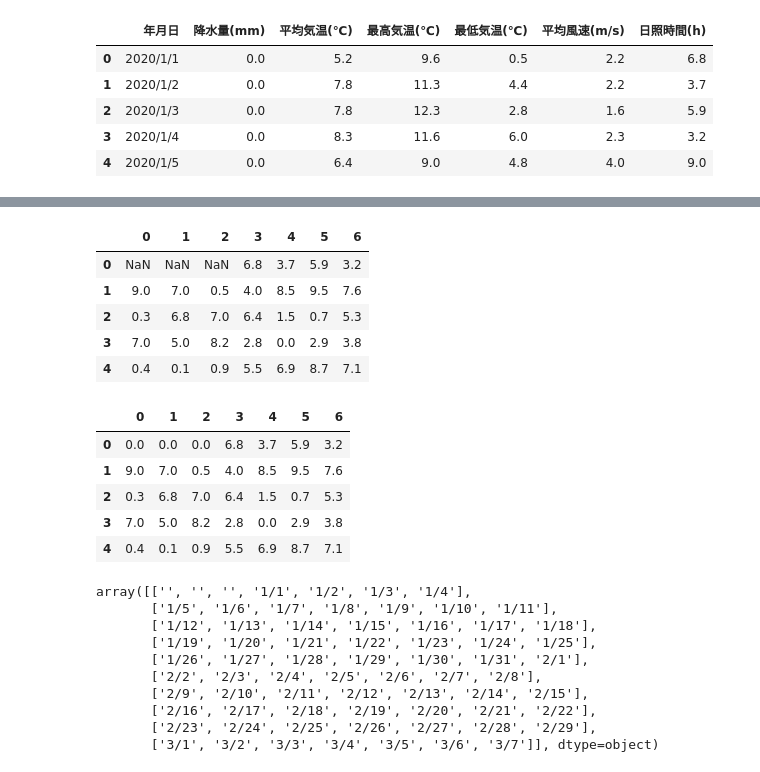
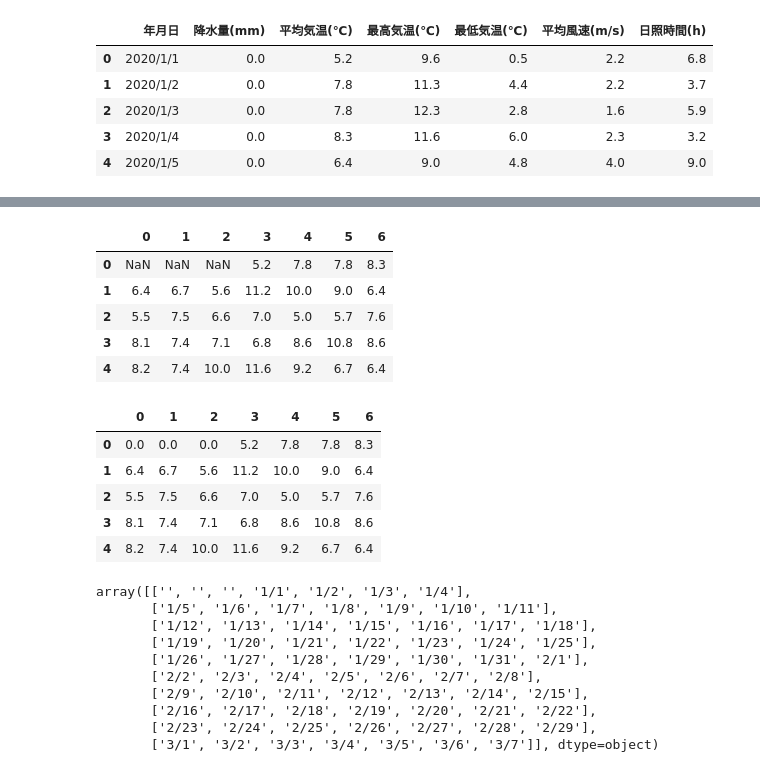
Before and after one commit to mnltake/amedas_calender, a Jupyter notebook: amedas_calender.ipynb, the cells around one changed output, grey strips where cells are left out. Drawn from its saved outputs; the diff is of its cells as text; code cells hidden in the pictures.

```diff
--- a/amedas_calender.ipynb
+++ b/amedas_calender.ipynb
@@ -162,22 +162,22 @@ df.head()
 # %%
 idx_name = 'week'
 col_name = 'dayofweek'
-element =6 #平均気温
+element =2 #平均気温
 #element =1 #降水量
 element_colormap="coolwarm"#　色見本　https://matplotlib.org/3.3.3/tutorials/colors/colormaps.html
 #element_colormap="Blues"
 
 tmp_df = df[df["year"]==year]
 pv = tmp_df.pivot_table(index=idx_name, columns=col_name, values=Header[element])
 pv = pd.DataFrame(pv.values, columns=pv.columns.values ,index=pv.index.values)
 pv.head()
 # %% [output]
 |  | 0 | 1 | 2 | 3 | 4 | 5 | 6 |
-| 0 | NaN | NaN | NaN | 6.8 | 3.7 | 5.9 | 3.2 |
-| 1 | 9.0 | 7.0 | 0.5 | 4.0 | 8.5 | 9.5 | 7.6 |
-| 2 | 0.3 | 6.8 | 7.0 | 6.4 | 1.5 | 0.7 | 5.3 |
-| 3 | 7.0 | 5.0 | 8.2 | 2.8 | 0.0 | 2.9 | 3.8 |
-| 4 | 0.4 | 0.1 | 0.9 | 5.5 | 6.9 | 8.7 | 7.1 |
+| 0 | NaN | NaN | NaN | 5.2 | 7.8 | 7.8 | 8.3 |
+| 1 | 6.4 | 6.7 | 5.6 | 11.2 | 10.0 | 9.0 | 6.4 |
+| 2 | 5.5 | 7.5 | 6.6 | 7.0 | 5.0 | 5.7 | 7.6 |
+| 3 | 8.1 | 7.4 | 7.1 | 6.8 | 8.6 | 10.8 | 8.6 |
+| 4 | 8.2 | 7.4 | 10.0 | 11.6 | 9.2 | 6.7 | 6.4 |
 # %%
 pv.columns = [int(num) for num in pv.columns]
 pv.index = [int(num) for num in pv.index]
@@ -191,11 +191,11 @@ mat = mat.add(pv, fill_value=0)
 mat.head()
 # %% [output]
 |  | 0 | 1 | 2 | 3 | 4 | 5 | 6 |
-| 0 | 0.0 | 0.0 | 0.0 | 6.8 | 3.7 | 5.9 | 3.2 |
-| 1 | 9.0 | 7.0 | 0.5 | 4.0 | 8.5 | 9.5 | 7.6 |
-| 2 | 0.3 | 6.8 | 7.0 | 6.4 | 1.5 | 0.7 | 5.3 |
-| 3 | 7.0 | 5.0 | 8.2 | 2.8 | 0.0 | 2.9 | 3.8 |
-| 4 | 0.4 | 0.1 | 0.9 | 5.5 | 6.9 | 8.7 | 7.1 |
+| 0 | 0.0 | 0.0 | 0.0 | 5.2 | 7.8 | 7.8 | 8.3 |
+| 1 | 6.4 | 6.7 | 5.6 | 11.2 | 10.0 | 9.0 | 6.4 |
+| 2 | 5.5 | 7.5 | 6.6 | 7.0 | 5.0 | 5.7 | 7.6 |
+| 3 | 8.1 | 7.4 | 7.1 | 6.8 | 8.6 | 10.8 | 8.6 |
+| 4 | 8.2 | 7.4 | 10.0 | 11.6 | 9.2 | 6.7 | 6.4 |
 # %%
 mat_date = pd.DataFrame(index=list(range(54)), columns=list(range(7)))
 mat_date = mat_date.fillna("")
```
Also changed, not shown: parts of 1 cell of this notebook.
